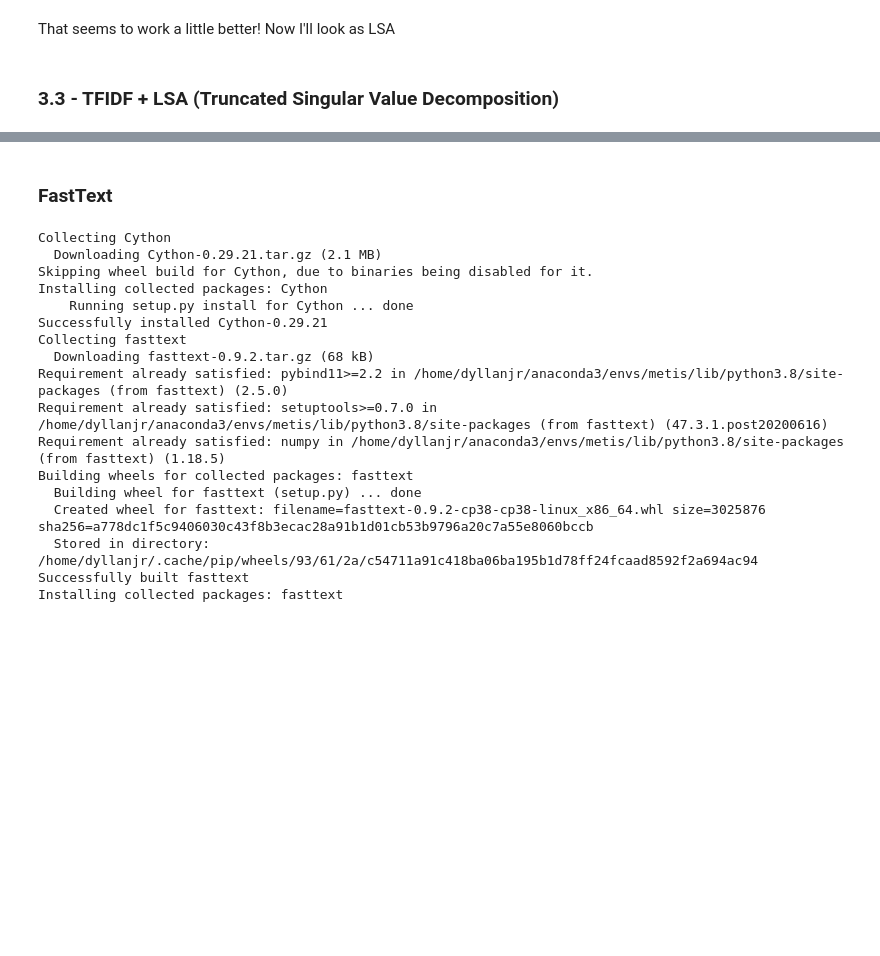
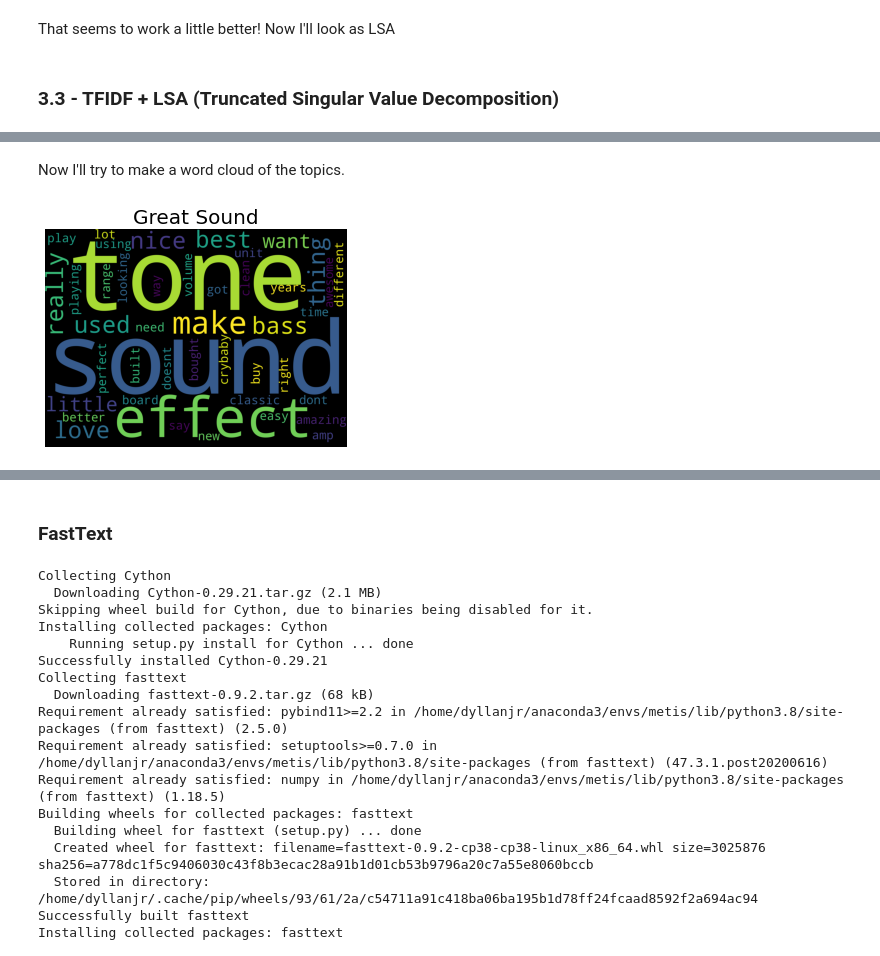
Before and after one commit to Dyllanjrusher/NLP_M4, a Jupyter notebook: notebooks/pedalboard_finder.ipynb, the cells around one changed output, grey strips where cells are left out. Saved outputs shown, nothing was run; the diff lists cells and outputs as text; code cells hidden in the pictures; blank space fills up the shorter version.

```diff
--- a/notebooks/pedalboard_finder.ipynb
+++ b/notebooks/pedalboard_finder.ipynb
@@ -741,0 +977,17 @@ Topic #3: tones tonal produce thank didnt
+# %%
+review_df = pd.concat([fuzz_df, delay_df, octave_df, wah_df], axis=0)
+
+tfidf_vectorizer = TfidfVectorizer(strip_accents = 'unicode',
+                                stop_words = my_stop_words,
+                                lowercase = True,
+                                token_pattern = r'\b[a-zA-Z]{3,}\b',
+                                max_df = 0.7,
+                                min_df = 2,
+                                ngram_range=(1,1))
+
+nmf_tfidf = NMF(n_components=3)
+
+tfidf = tfidf_vectorizer.fit_transform(review_df.review)
+
+nmf_tfidf.fit(tfidf)
+print_top_words(nmf_tfidf, tfidf_vectorizer.get_feature_names(), 10)
@@ -741,0 +1038,2 @@ Topic #3: tones tonal produce thank didnt
+# %% [markdown]
+Now I'll try to make a word cloud of the topics.
@@ -741,0 +1046,9 @@ Topic #3: tones tonal produce thank didnt
+# %%
+first_topic = nmf_tfidf.components_[0]
+second_topic = nmf_tfidf.components_[1]
+third_topic = nmf_tfidf.components_[2]
+# %%
+tf_feature_names = tfidf_vectorizer.get_feature_names()
+first_topic_words = [tf_feature_names[i] for i in first_topic.argsort()[:-50 - 1 :-1]]
+second_topic_words = [tf_feature_names[i] for i in second_topic.argsort()[:-50 - 1 :-1]]
+third_topic_words = [tf_feature_names[i] for i in third_topic.argsort()[:-50 - 1 :-1]]
@@ -741,0 +1059,14 @@ Topic #3: tones tonal produce thank didnt
+# %%
+# Generating the wordcloud with the values under the category dataframe
+cloud = WordCloud(
+                          stopwords=STOPWORDS,
+                          background_color='black',
+                          width=2500,
+                          height=1800
+                         ).generate(" ".join(first_topic_words))
+plt.imshow(cloud)
+plt.axis('off')
+plt.title('Great Sound', size=20)
+plt.show()
+# %% [output]
+[figure, added]
```
Also changed, not shown: parts of 72 cells of this notebook, 1 other file.
